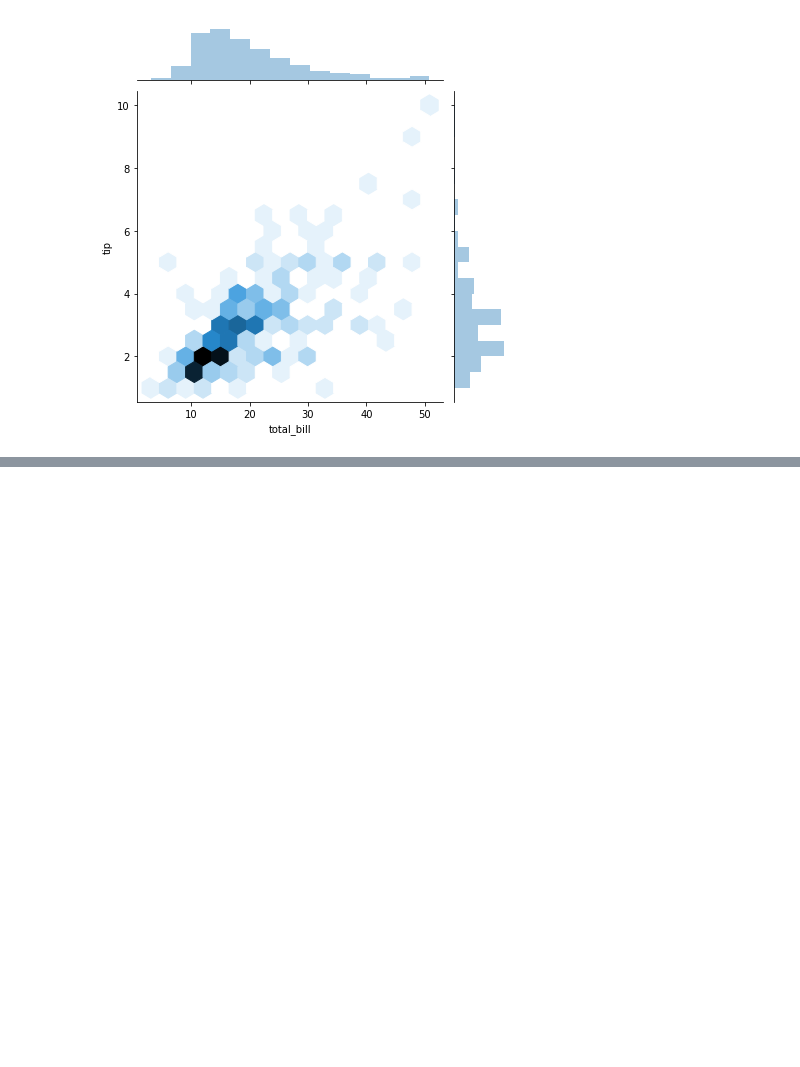
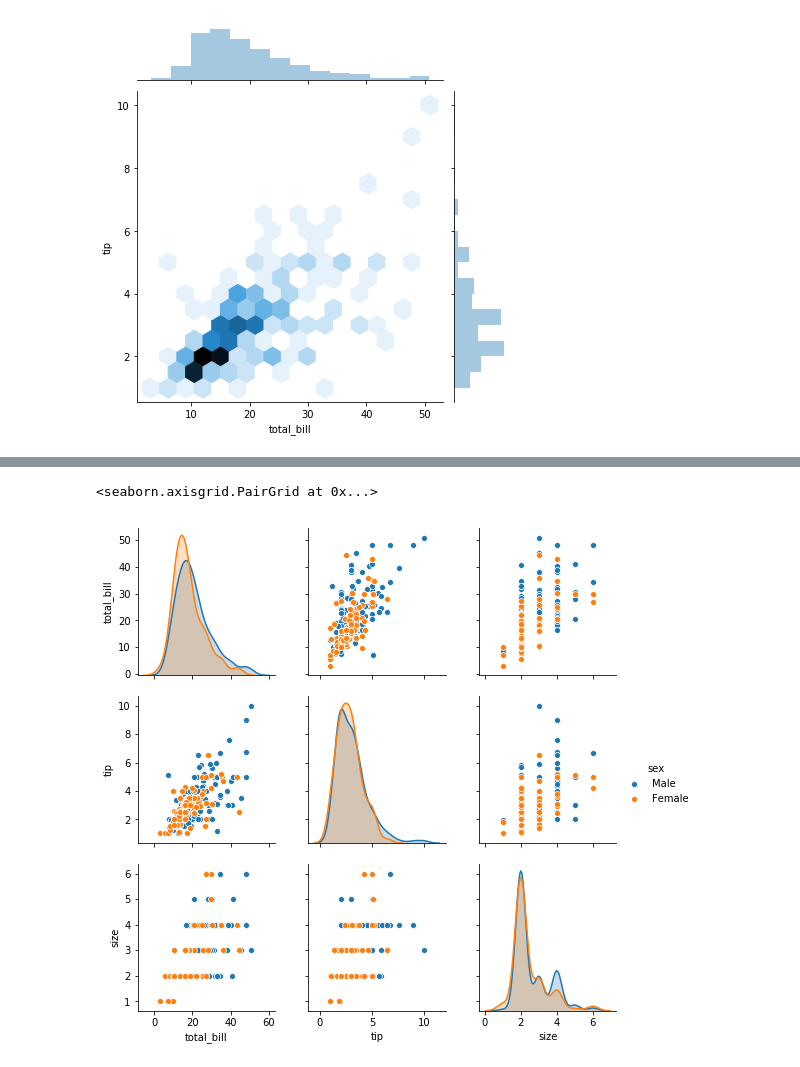
Before and after one commit to shashwatanand/learningpython, a Jupyter notebook: problems/seaborn.ipynb, the cells around one changed output, grey strips where cells are left out. Cells and saved outputs as stored; diff of their text form; code cells hidden in the pictures; blank space fills up the shorter version.

```diff
--- a/problems/seaborn.ipynb
+++ b/problems/seaborn.ipynb
@@ -40,0 +61,5 @@ sns.jointplot(x = 'total_bill', y = 'tip', data=tips, kind = 'hex')
+# %%
+sns.pairplot(tips, hue = 'sex')
+# %% [output]
+<seaborn.axisgrid.PairGrid at 0x...>
+[figure, added]
```
Also changed, not shown: parts of 12 cells of this notebook.
